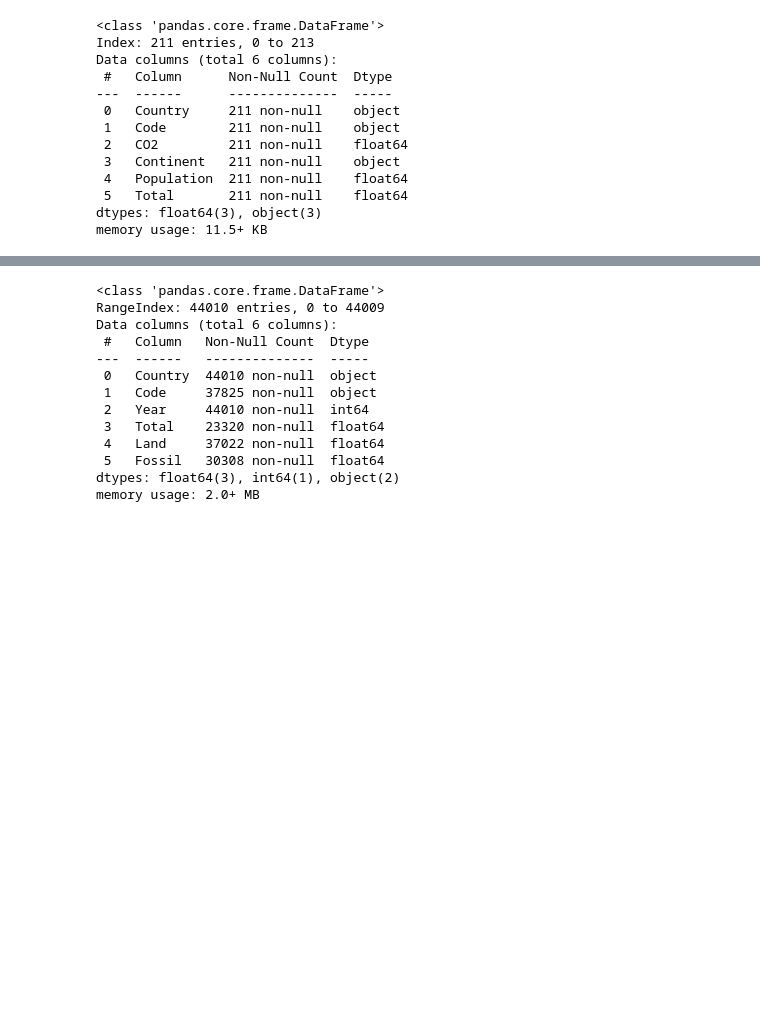
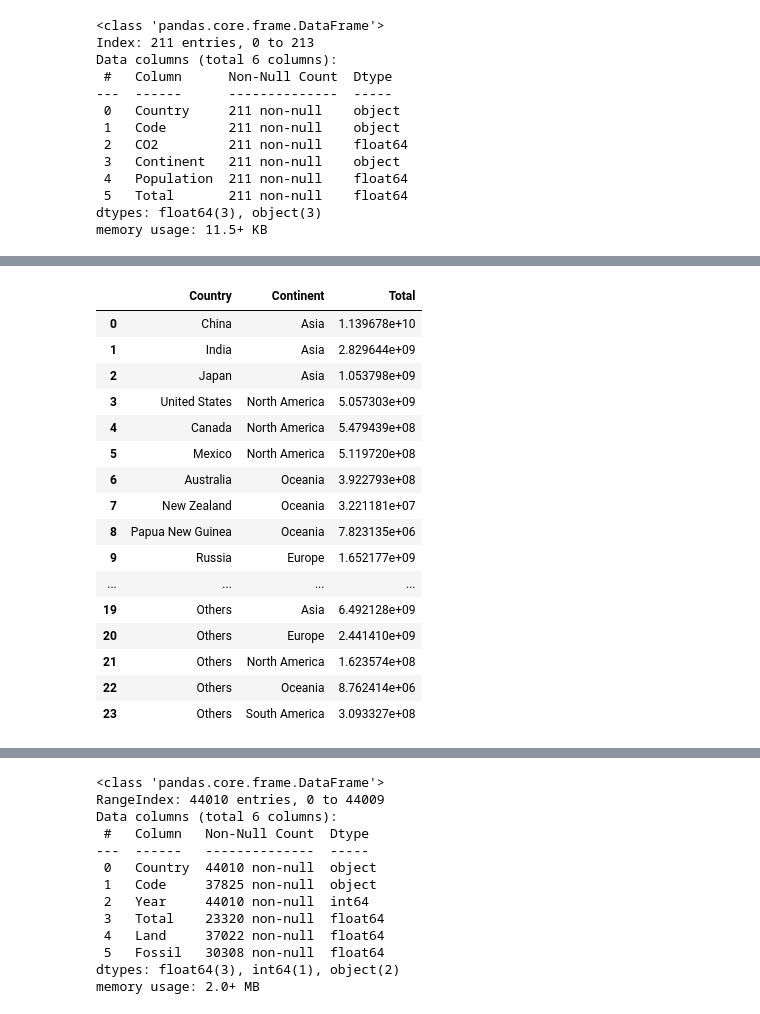
Before and after one commit to ChristianParodi/dataviz, a Jupyter notebook: dataset/dataset.ipynb, the cells around one changed output, grey strips where cells are left out. Cells and saved outputs as stored; diff of their text form; code cells hidden in the pictures; blank space fills up the shorter version.

Commit message:
created dataset for plot 4

```diff
--- a/dataset/dataset.ipynb
+++ b/dataset/dataset.ipynb
@@ -232,3 +232,14 @@ dtypes: float64(3), object(3)
 memory usage: 11.5+ KB
 # %%
 emissions_2022_countries.to_csv('emissions_2022_total.csv', index=False)
+# %%
+continents = emissions_2022_countries.Continent.unique()
+top3 = pd.DataFrame(columns=emissions_2022_countries.columns)
+for cont in continents:
+    temp = emissions_2022_countries[emissions_2022_countries['Continent']==cont]
+    temp = temp.sort_values(by='Total', ascending=False).reset_index(drop=True)
+    temp = temp.head(3)
+    top3 = pd.concat([top3, temp]).reset_index(drop=True)
+
+top3 = top3.drop(columns=['Code', 'CO2', 'Population'])
+top3.head()
@@ -234,0 +253,4 @@ emissions_2022_countries.to_csv('emissions_2022_total.csv', index=False)
+# %%
+others = emissions_2022_countries[~emissions_2022_countries['Country'].isin(top3['Country'])]
+others = others.drop(columns=['Code', 'CO2', 'Population'])
+others.head()
@@ -234,0 +264,8 @@ emissions_2022_countries.to_csv('emissions_2022_total.csv', index=False)
+# %%
+others_totals = others.groupby('Continent')['Total'].sum().reset_index()
+print(others_totals)
+
+plot4 = top3
+
+for (cont, total) in others_totals.values:
+    plot4 = pd.concat([plot4, pd.DataFrame({'Country': ["Others"], 'Continent': [cont], 'Total': [total]})])
@@ -234,0 +280,21 @@ emissions_2022_countries.to_csv('emissions_2022_total.csv', index=False)
+# %%
+plot4 = plot4.reset_index(drop=True)
+plot4
+# %% [output]
+|  | Country | Continent | Total |
+| 0 | China | Asia | 1.139678e+10 |
+| 1 | India | Asia | 2.829644e+09 |
+| 2 | Japan | Asia | 1.053798e+09 |
+| 3 | United States | North America | 5.057303e+09 |
+| 4 | Canada | North America | 5.479439e+08 |
+| 5 | Mexico | North America | 5.119720e+08 |
+| 6 | Australia | Oceania | 3.922793e+08 |
+| 7 | New Zealand | Oceania | 3.221181e+07 |
+| 8 | Papua New Guinea | Oceania | 7.823135e+06 |
+| 9 | Russia | Europe | 1.652177e+09 |
+| ... | ... | ... | ... |
+| 19 | Others | Asia | 6.492128e+09 |
+| 20 | Others | Europe | 2.441410e+09 |
+| 21 | Others | North America | 1.623574e+08 |
+| 22 | Others | Oceania | 8.762414e+06 |
+| 23 | Others | South America | 3.093327e+08 |
```
Also changed, not shown: parts of 6 cells of this notebook, 1 other file.
